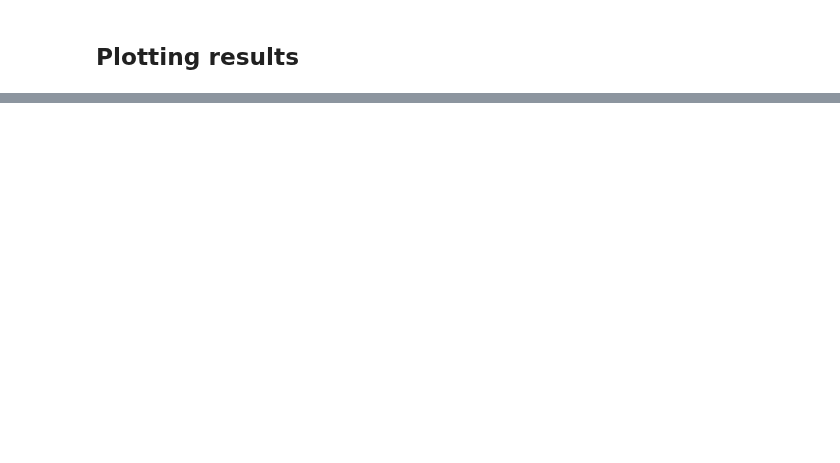
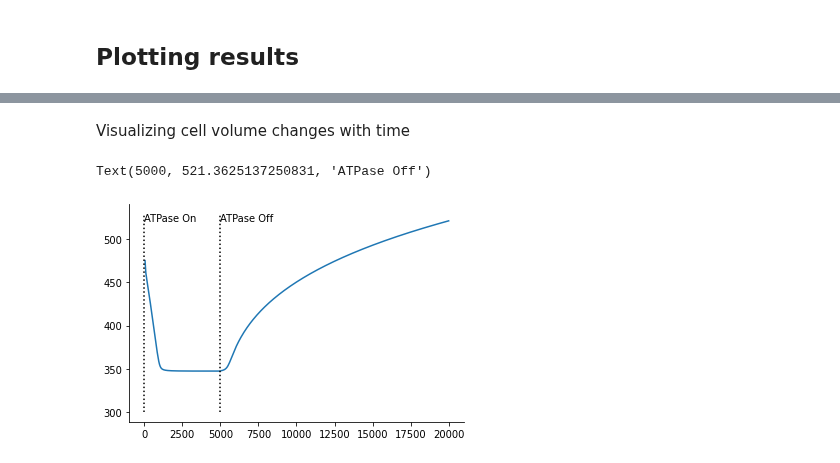
Before and after one commit to TrellixVulnTeam/MSc-Computational-Neuroscience-Repo_ZR8H, a Jupyter notebook: V3_Single_Compartment_model.ipynb, the cells around one changed output, grey strips where cells are left out. Drawn from its saved outputs; the diff is of its cells as text; code cells hidden in the pictures; blank space fills up the shorter version.

```diff
--- a/V3_Single_Compartment_model.ipynb
+++ b/V3_Single_Compartment_model.ipynb
@@ -280,0 +339,25 @@ sns.despine()
+# %% [markdown]
+Visualizing cell volume changes with time
+# %%
+plt.plot(t_Arr,w_Arr,label="Volume (pL)")
+
+
+SwitchOffX_Arr =[]
+SwitchOnX_Arr= []
+SwitchOnY_Arr=[]
+SwitchOffY_Arr=[]
+for a in range(300,530):
+  SwitchOffX_Arr.append(t_off)
+  SwitchOnX_Arr.append(t_on)
+  SwitchOnY_Arr.append(a)
+  SwitchOffY_Arr.append(a)
+
+plt.plot(SwitchOnX_Arr,SwitchOnY_Arr,'k:')
+plt.plot(SwitchOffX_Arr,SwitchOffY_Arr,'k:')
+sns.despine()
+
+plt.annotate('ATPase On', xy=(t_on, max(w_Arr)))
+plt.annotate('ATPase Off', xy=(t_off, max(w_Arr)))
+# %% [output]
+Text(5000, 521.3625137250831, 'ATPase Off')
+[figure, added]
```
Also changed, not shown: parts of 11 cells of this notebook.
